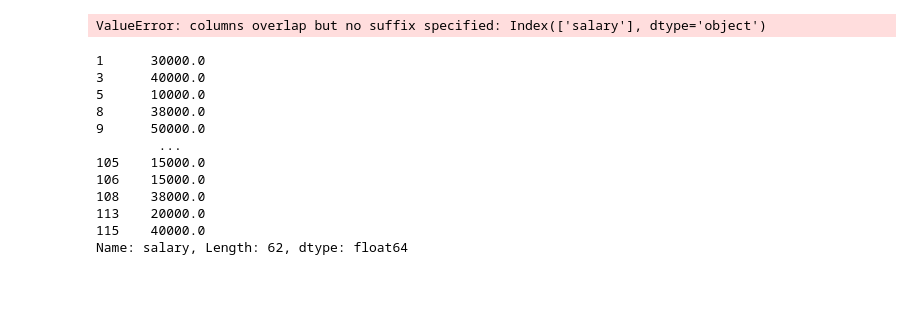
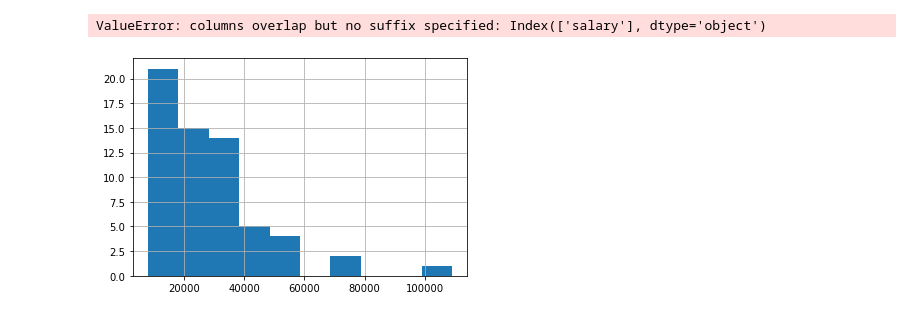
Before and after one commit to shinobu9/gender_gap_econometrics, a Jupyter notebook: Graphs.ipynb, the cells around one changed output. Drawn from its saved outputs; the diff is of its cells as text; code cells hidden in the pictures; blank space fills up the shorter version.

```diff
--- a/Graphs.ipynb
+++ b/Graphs.ipynb
@@ -65,17 +65,7 @@ ff = ff.join(df[df['gender']==0]['salary'])
 # %% [output]
 ValueError: columns overlap but no suffix specified: Index(['salary'], dtype='object')
 # %%
-df[df['gender']==0]['salary']
+df[df['gender']==0]['salary'].hist(bins=10)
+plt.savefig('img/salary_gender_female.png')
 # %% [output]
-1      30000.0
-3      40000.0
-5      10000.0
-8      38000.0
-9      50000.0
-        ...
-105    15000.0
-106    15000.0
-108    38000.0
-113    20000.0
-115    40000.0
-Name: salary, Length: 62, dtype: float64
+[figure, added]
```
Also changed, not shown: parts of 1 cell of this notebook, 2 other files.
